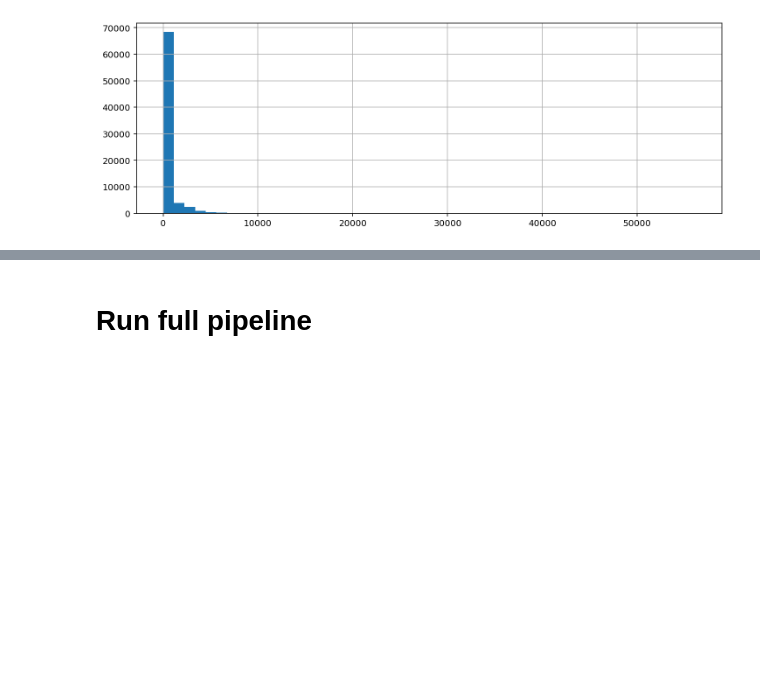
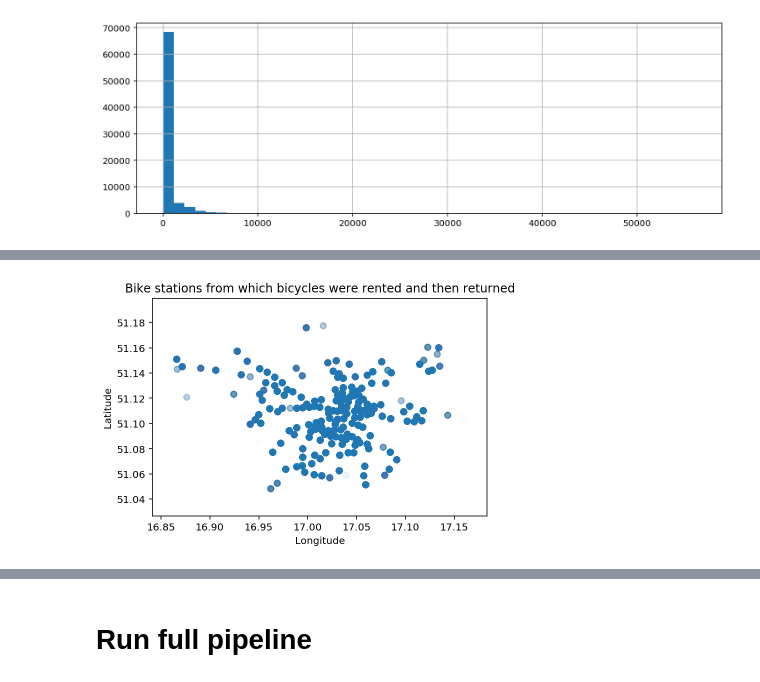
Before and after one commit to mariuszrokita/wroclawski-rower-miejski, a Jupyter notebook: bikerentals/notebooks/01-data-processing.ipynb, the cells around one changed output, grey strips where cells are left out. Saved outputs shown, nothing was run; the diff lists cells and outputs as text; code cells hidden in the pictures; blank space fills up the shorter version.

```diff
--- a/bikerentals/notebooks/01-data-processing.ipynb
+++ b/bikerentals/notebooks/01-data-processing.ipynb
@@ -119,7 +161,3 @@ Avg: 520.872091812835, Std: 1387.2647139280132
 total_seconds.hist(bins=50, figsize=(12, 4));
 # %% [output]
 [figure]
-# %%
-idx = (bike_rentals_df['Rental station'] == 'Poza oficjalną stacją') & \
-      (bike_rentals_df['Return station'] == 'Poza oficjalną stacją')
-bike_rentals_df.loc[idx, :]
@@ -139,0 +164,10 @@ bike_rentals_df.loc[idx, :]
+# %%
+plt.scatter(x=bike_rentals_df.loc[idx, 'Rental station longitude'].values,
+            y=bike_rentals_df.loc[idx, 'Rental station latitude'].values,
+            alpha=0.01)
+plt.title('Bike stations from which bicycles were rented and then returned')
+plt.xlabel('Longitude')
+plt.ylabel('Latitude')
+plt.show();
+# %% [output]
+[figure, added]
```
Also changed, not shown: parts of 15 cells of this notebook, 11 other files.
